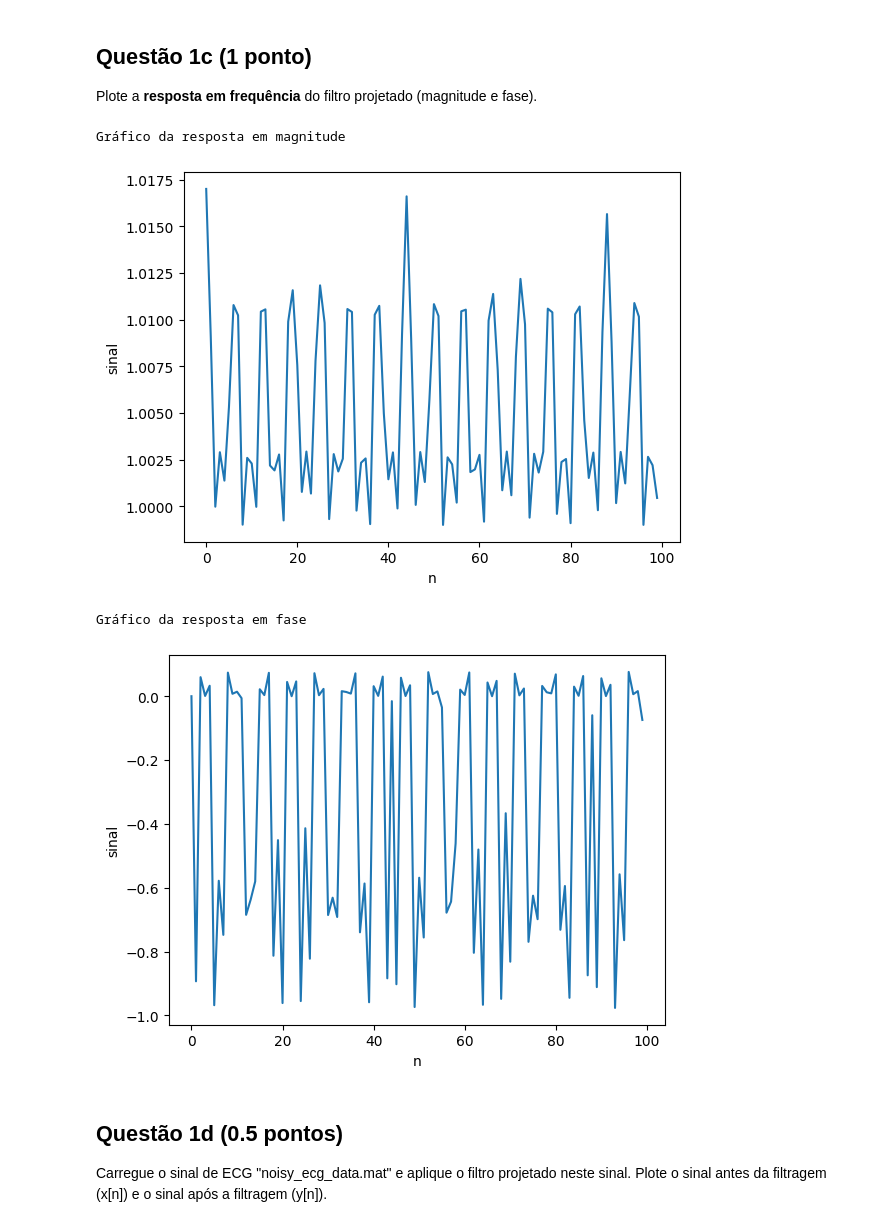
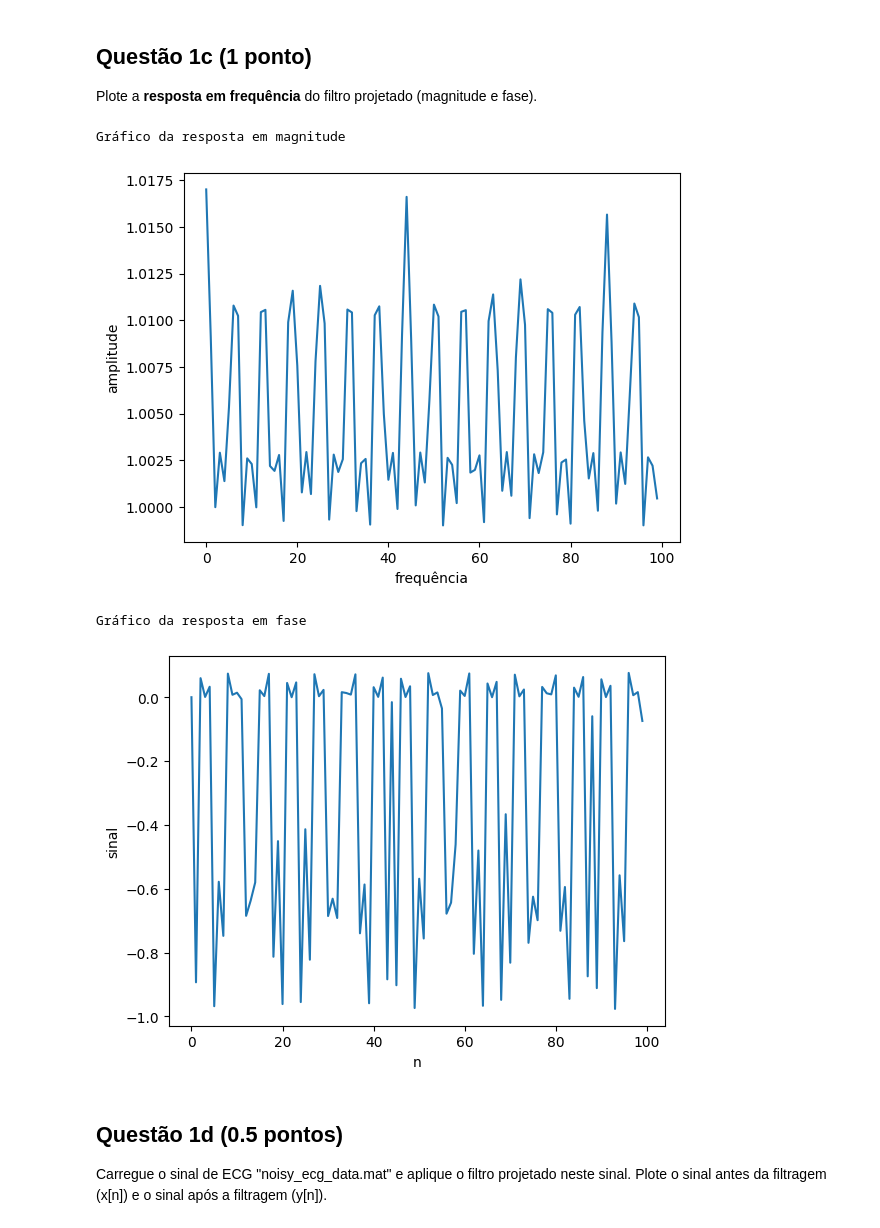
Before and after one commit to CristianoCTS/SSTD, a Jupyter notebook: Projeto-2/211028050-projeto2.ipynb, the cells around one changed output. Cells and saved outputs as stored; diff of their text form; code cells hidden in the pictures.

```diff
--- a/Projeto-2/211028050-projeto2.ipynb
+++ b/Projeto-2/211028050-projeto2.ipynb
@@ -60,36 +60,36 @@ Plote a **resposta em frequência** do filtro projetado (magnitude e fase).
 def resposta_magnitude(omega):
     a = 0.99
     b = np.sqrt(1 - np.sqrt(2)*a*3*np.cos(omega) + np.sqrt(2)*a*1j*np.sin(omega) + 2*(a**2) + (np.e**(2j*omega)))
     c = np.sqrt(1 - np.sqrt(2)*((a**3)+(2*a))*np.cos(omega) + np.sqrt(2)*(a**3)*1j*np.sin(omega) + 2*(a**2) + (a**2)*(np.e**(2j*omega)))
 
     return (b/c)
 
 def resposta_fase(omega):
     a = 0.99
     b = (np.sqrt(2)*(a**3)*1j*np.sin(omega))
     c = (1 - np.sqrt(2)*((a**3) + (2*a))*np.cos(omega) + 2*(a**2) + ((a**2)*np.e**(2j*omega)))
     return -np.arctan(b/c)
 
 rm = []
 rf = []
 for i in range(100):
     rm.append(resposta_magnitude(i))
     rf.append(resposta_fase(i))
 
 print("Gráfico da resposta em magnitude")
 plt.plot(rm)
-plt.xlabel("n")
-plt.ylabel("sinal")
+plt.xlabel("frequência")
+plt.ylabel("amplitude")
 plt.show()
 
 print("Gráfico da resposta em fase")
 plt.plot(rf)
 plt.xlabel("n")
 plt.ylabel("sinal")
 plt.show()
 # %% [output]
 Gráfico da resposta em magnitude
-[figure, old version]
+[figure, new version]
 Gráfico da resposta em fase
 [figure]
 # %% [markdown]
```
